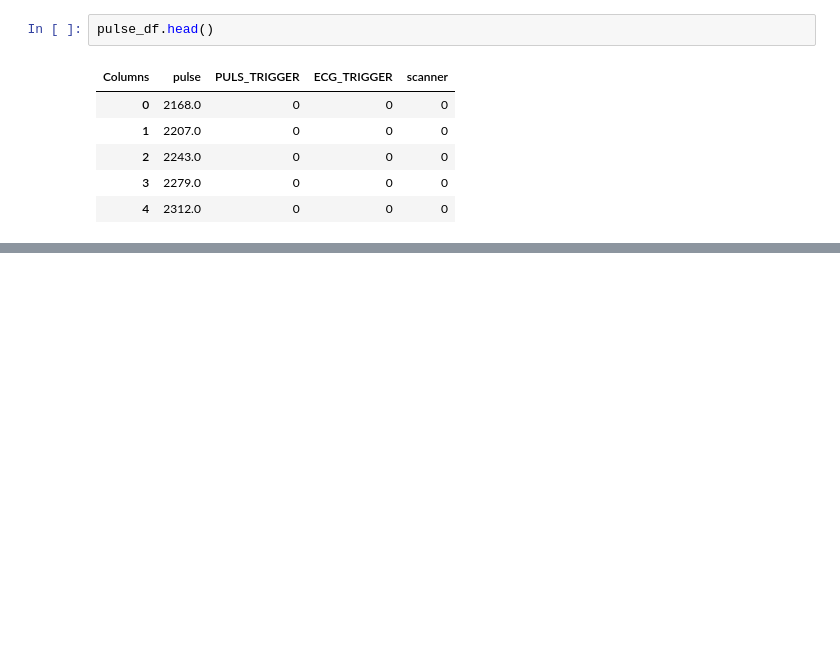
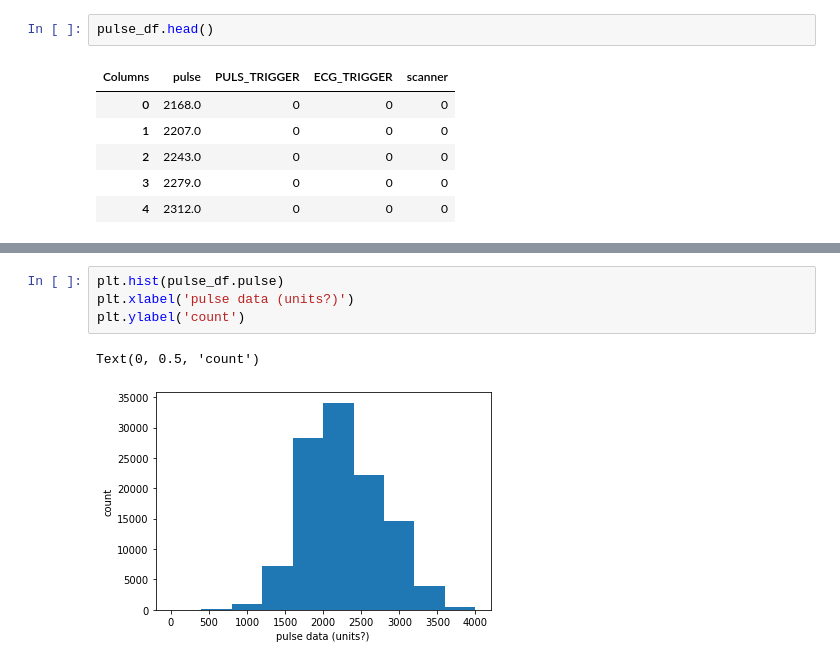
Before and after one commit to kalexandriabond/loki_1, a Jupyter notebook: analysis/analysis_nbs/prelim_pulse_viz.ipynb, the cells around one changed output, grey strips where cells are left out. Drawn from its saved outputs; the diff is of its cells as text; blank space fills up the shorter version.

```diff
--- a/analysis/analysis_nbs/prelim_pulse_viz.ipynb
+++ b/analysis/analysis_nbs/prelim_pulse_viz.ipynb
@@ -65,0 +73,7 @@ Text(0, 0.5, 'pulse (rate?)')
+# %%
+plt.hist(pulse_df.pulse)
+plt.xlabel('pulse data (units?)')
+plt.ylabel('count')
+# %% [output]
+Text(0, 0.5, 'count')
+[figure, added]
```
Also changed, not shown: parts of 2 cells of this notebook, 2 other files.
